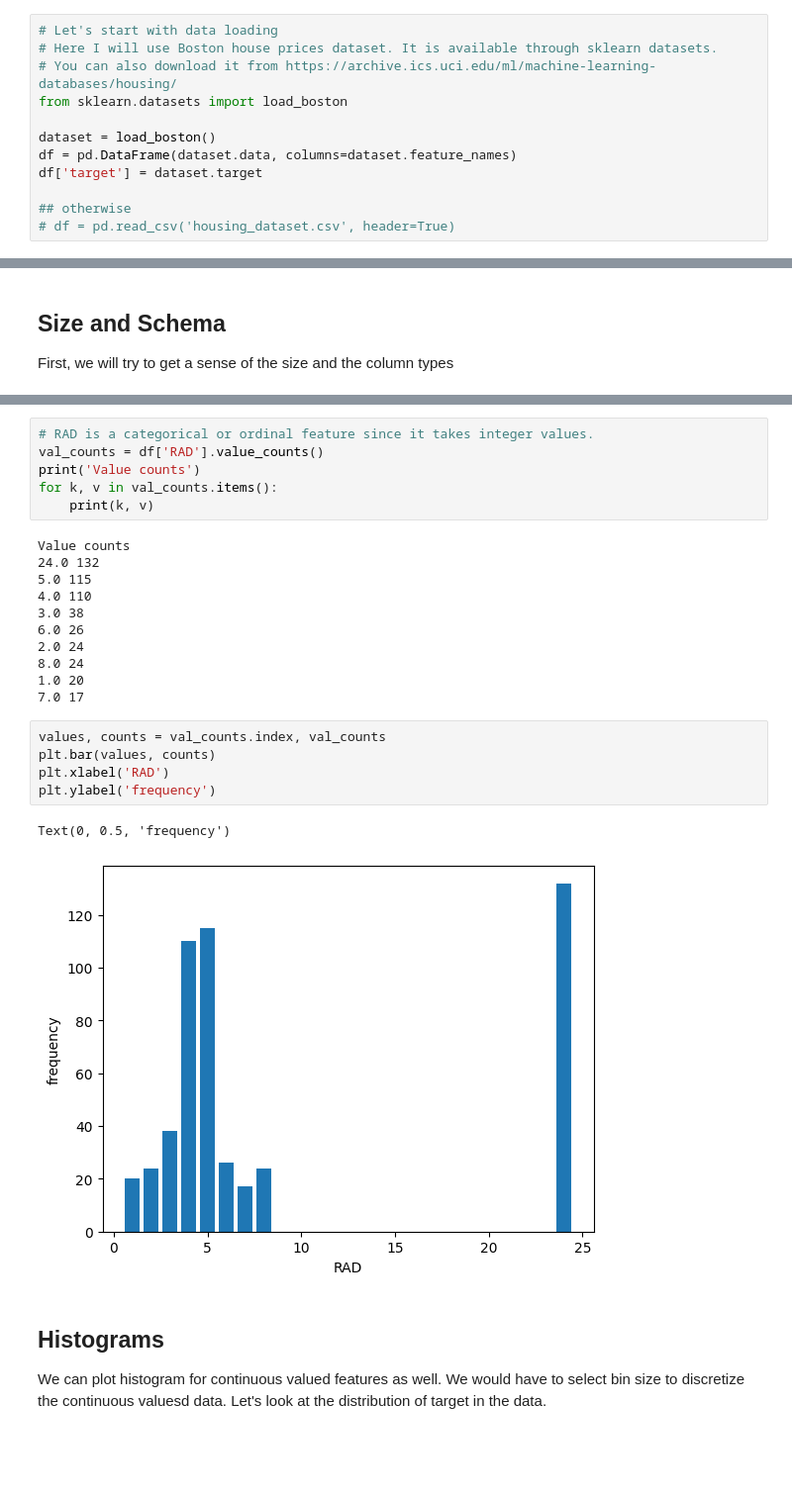
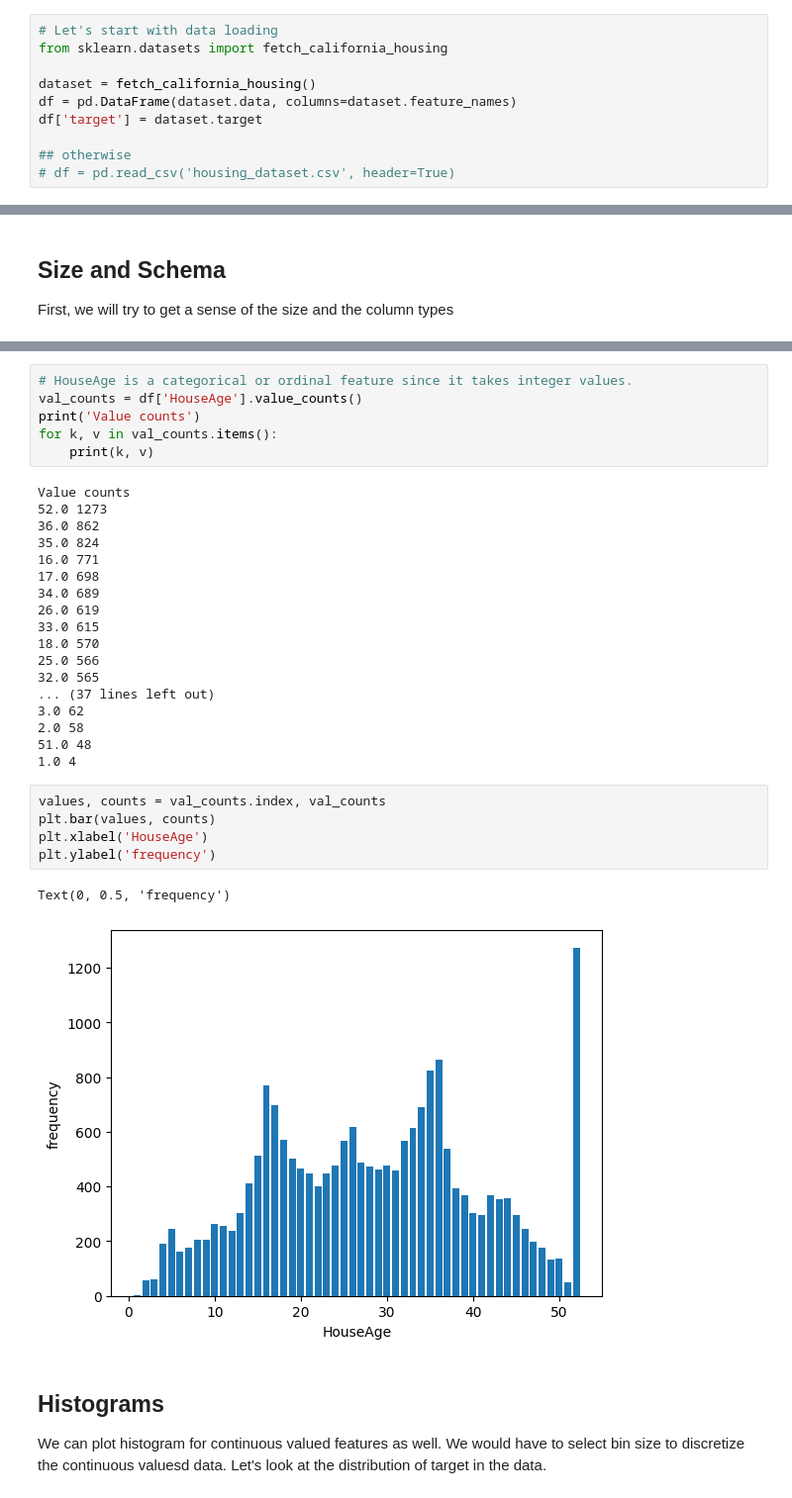
Before and after one commit to bcperry/AI_Professional_Development, a Jupyter notebook: Notebooks/Python basics/04-Data Exploration and Statistics.ipynb, the cells around one changed output, grey strips where cells are left out. Shown at 99% size. Cells and saved outputs as stored; diff of their text form; blank space fills up the shorter version.

```diff
--- a/Notebooks/Python basics/04-Data Exploration and Statistics.ipynb
+++ b/Notebooks/Python basics/04-Data Exploration and Statistics.ipynb
@@ -41,10 +37,8 @@ import pandas.util.testing as tm
 # %%
 # Let's start with data loading
-# Here I will use Boston house prices dataset. It is available through sklearn datasets.
-# You can also download it from https://archive.ics.uci.edu/ml/machine-learning-databases/housing/
-from sklearn.datasets import load_boston
+from sklearn.datasets import fetch_california_housing
 
-dataset = load_boston()
+dataset = fetch_california_housing()
 df = pd.DataFrame(dataset.data, columns=dataset.feature_names)
 df['target'] = dataset.target
 
@@ -114,28 +90,35 @@ We will use <span style="font-family:Comic Sans MS">matplotlib</span>  and/or <s
 # %%
-# RAD is a categorical or ordinal feature since it takes integer values.
-val_counts = df['RAD'].value_counts()
+# HouseAge is a categorical or ordinal feature since it takes integer values.
+val_counts = df['HouseAge'].value_counts()
 print('Value counts')
 for k, v in val_counts.items():
     print(k, v)
 # %% [output]
 Value counts
-24.0 132
-5.0 115
-4.0 110
-3.0 38
-6.0 26
-2.0 24
-8.0 24
-1.0 20
-7.0 17
+52.0 1273
+36.0 862
+35.0 824
+16.0 771
+17.0 698
+34.0 689
+26.0 619
+33.0 615
+18.0 570
+25.0 566
+32.0 565
+... (37 lines left out)
+3.0 62
+2.0 58
+51.0 48
+1.0 4
 # %%
 values, counts = val_counts.index, val_counts
 plt.bar(values, counts)
-plt.xlabel('RAD')
+plt.xlabel('HouseAge')
 plt.ylabel('frequency')
 # %% [output]
 Text(0, 0.5, 'frequency')
-[figure, old version]
+[figure, new version]
 # %% [markdown]
 ##  Histograms
 
```
Also changed, not shown: parts of 37 cells of this notebook, 14 other files.
